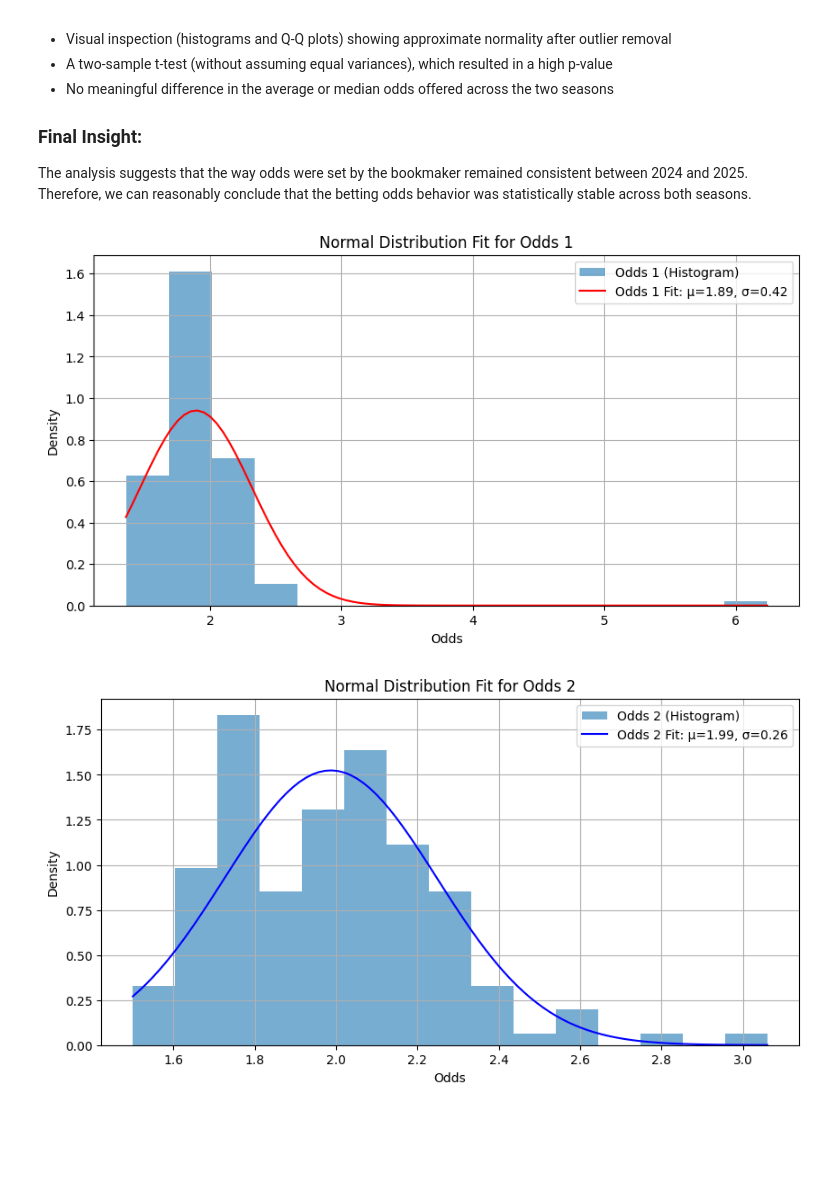
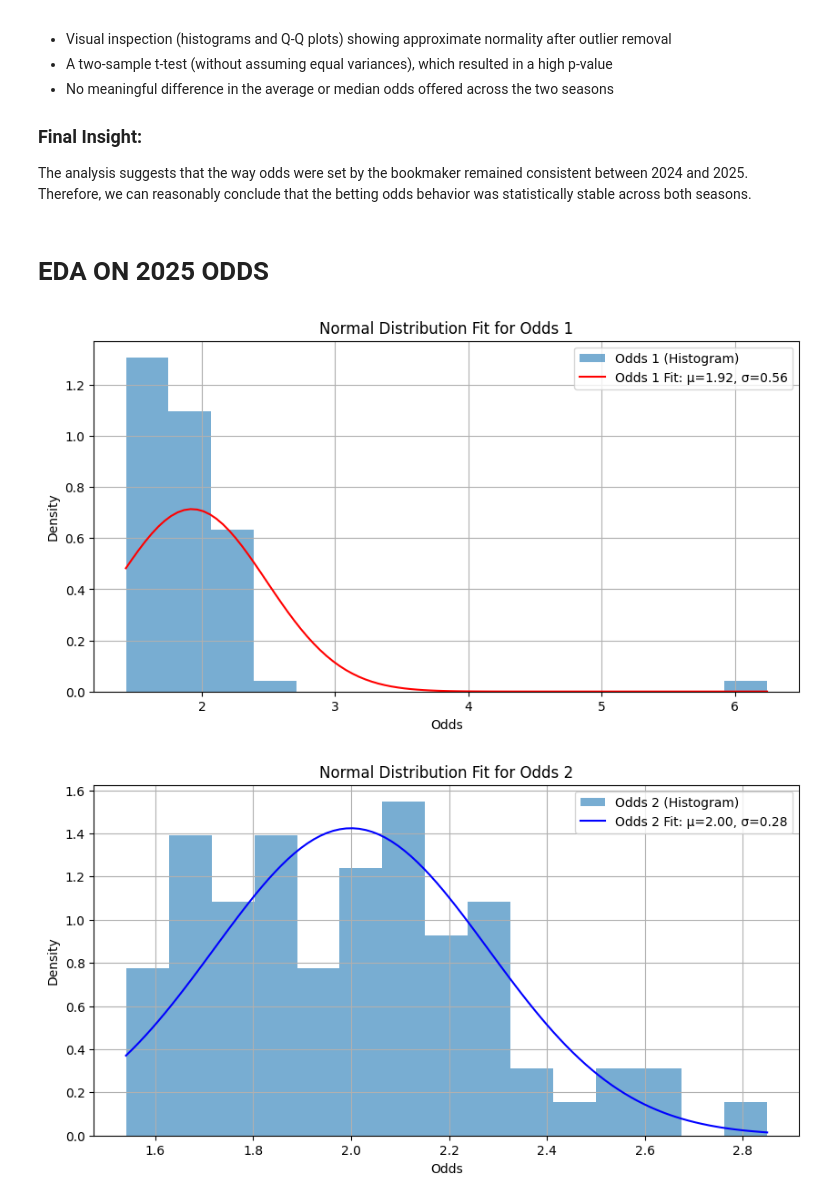
Before and after one commit to VechamGautham/IPL-EARLY-SIXES, a Jupyter notebook: eda.ipynb, the cells around one changed output. Drawn from its saved outputs; the diff is of its cells as text; code cells hidden in the pictures; blank space fills up the shorter version.

```diff
--- a/eda.ipynb
+++ b/eda.ipynb
@@ -296,41 +296,43 @@ This conclusion is supported by:
 
 ### Final Insight:
 The analysis suggests that the way odds were set by the bookmaker remained consistent between 2024 and 2025. Therefore, we can reasonably conclude that the betting odds behavior was statistically stable across both seasons.
+# %% [markdown]
+# EDA ON 2025 ODDS
 # %%
-
+odds_df_2025 = odds_df[odds_df["Year"]==2025]
 # Select the odds data
-odds1 = odds_df['Odds 1']
-odds2 = odds_df['Odds 2']
+odds1 = odds_df_2025['Odds 1']
+odds2 = odds_df_2025['Odds 2']
 
 # Fit normal distributions
 mean1, std1 = norm.fit(odds1)
 mean2, std2 = norm.fit(odds2)
 
 # Create x-values for plotting the PDF
 x1 = np.linspace(odds1.min(), odds1.max(), 100)
 x2 = np.linspace(odds2.min(), odds2.max(), 100)
 
 # Plot Odds 1
 plt.figure(figsize=(10, 5))
 plt.hist(odds1, bins=15, density=True, alpha=0.6, label='Odds 1 (Histogram)')
 plt.plot(x1, norm.pdf(x1, mean1, std1), 'r-', label=f'Odds 1 Fit: μ={mean1:.2f}, σ={std1:.2f}')
 plt.title('Normal Distribution Fit for Odds 1')
 plt.xlabel('Odds')
 plt.ylabel('Density')
 plt.legend()
 plt.grid(True)
 plt.show()
 
 # Plot Odds 2
 plt.figure(figsize=(10, 5))
 plt.hist(odds2, bins=15, density=True, alpha=0.6, label='Odds 2 (Histogram)')
 plt.plot(x2, norm.pdf(x2, mean2, std2), 'b-', label=f'Odds 2 Fit: μ={mean2:.2f}, σ={std2:.2f}')
 plt.title('Normal Distribution Fit for Odds 2')
 plt.xlabel('Odds')
 plt.ylabel('Density')
 plt.legend()
 plt.grid(True)
 plt.show()
 # %% [output]
-[figure, old version]
+[figure, new version]
-[figure, old version]
+[figure, new version]
```
Also changed, not shown: parts of 18 cells of this notebook.
